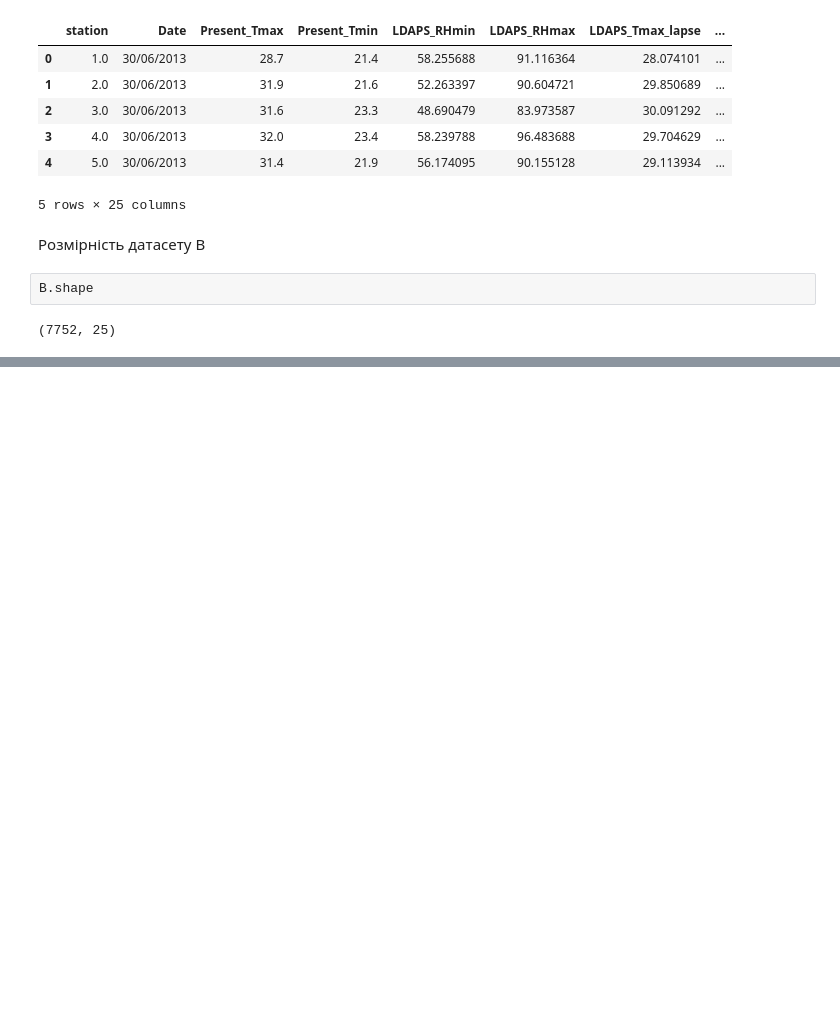
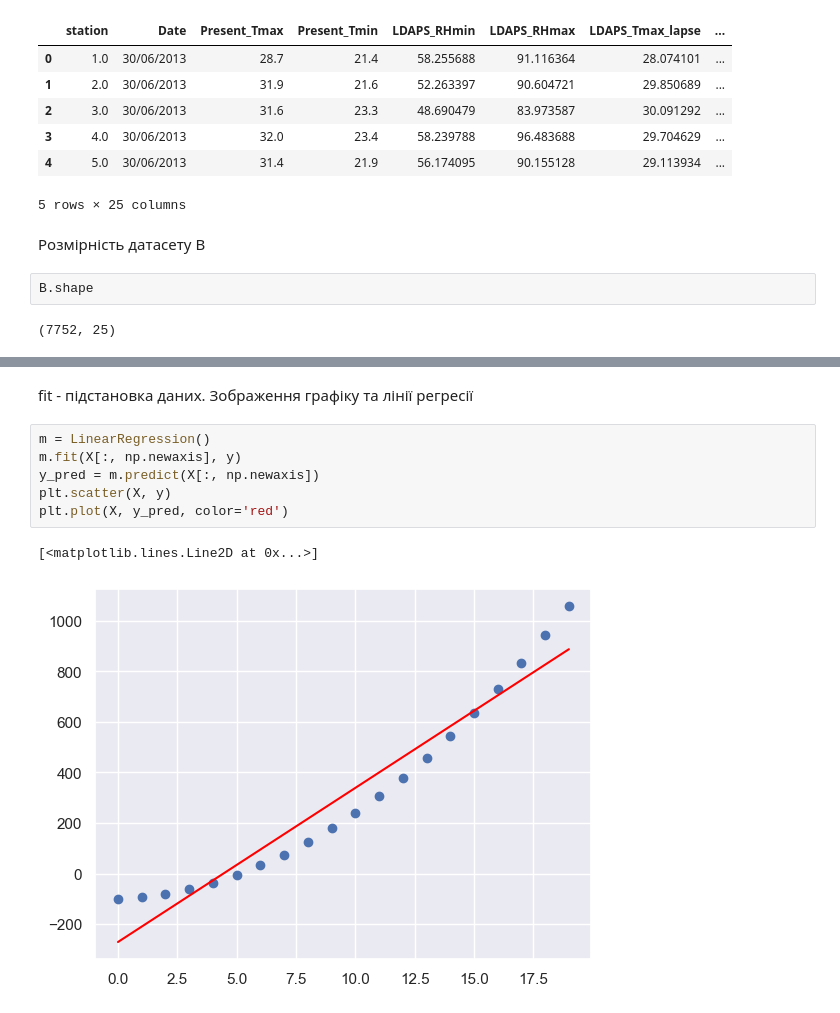
Before and after one commit to AlexandrZhygalov/ML_Course, a Jupyter notebook: 31.01.ipynb, the cells around one changed output, grey strips where cells are left out. Drawn from its saved outputs; the diff is of its cells as text; blank space fills up the shorter version.

```diff
--- a/31.01.ipynb
+++ b/31.01.ipynb
@@ -106,0 +135,11 @@ B.shape
+# %% [markdown]
+fit - підстановка даних. Зображення графіку та лінії регресії
+# %%
+m = LinearRegression()
+m.fit(X[:, np.newaxis], y)
+y_pred = m.predict(X[:, np.newaxis])
+plt.scatter(X, y)
+plt.plot(X, y_pred, color='red')
+# %% [output]
+[<matplotlib.lines.Line2D at 0x...>]
+[figure, added]
```
Also changed, not shown: parts of 13 cells of this notebook.
